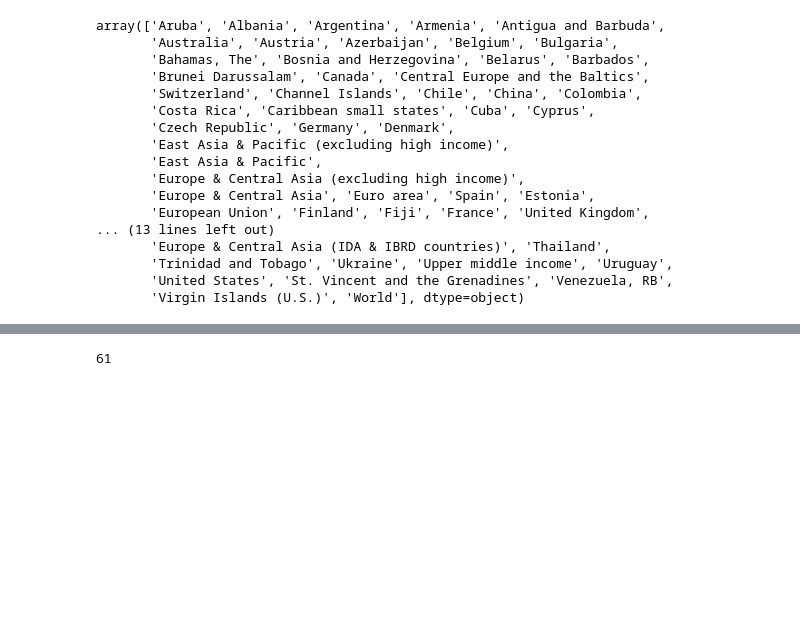
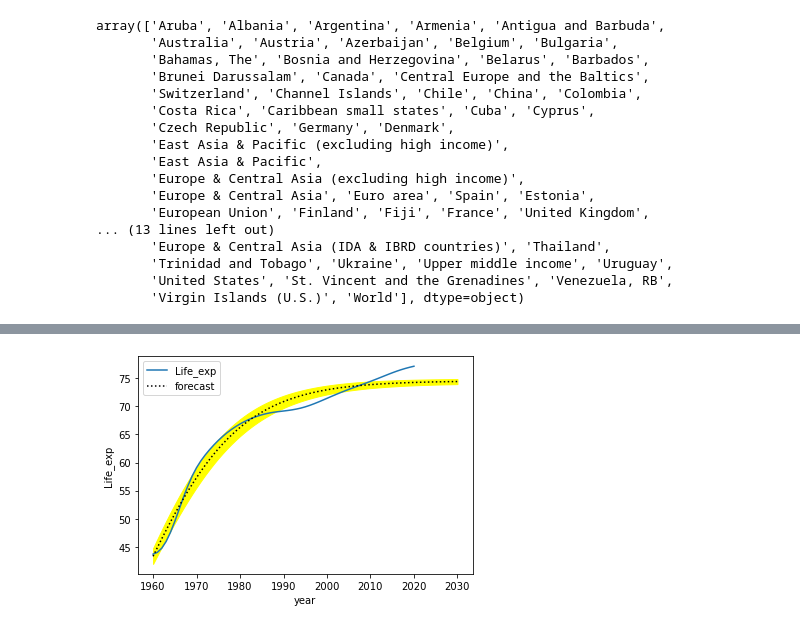
Before and after one commit to Samuel-thudi/assignments, a Jupyter notebook: new_3rd_assignment.ipynb, the cells around one changed output, grey strips where cells are left out. Saved outputs shown, nothing was run; the diff lists cells and outputs as text; code cells hidden in the pictures; blank space fills up the shorter version.

```diff
--- a/new_3rd_assignment.ipynb
+++ b/new_3rd_assignment.ipynb
@@ -161,6 +162,8 @@ china['fert_rate'] = fert_rate[fert_rate['Country Name'] == 'China'].drop(fert_r
 china.columns = ['Year','Life_exp','Fert_rate']
 china.dropna(how='any',inplace=True)
 # %%
+china_original = china.copy()
+china_original.Year = pd.to_numeric(china_original.Year)
 scal = MinMaxScaler()
 china[['Life_exp','Fert_rate']] = scal.fit_transform(china[['Life_exp','Fert_rate']])
 china.Year = pd.to_numeric(china.Year)
@@ -183,4 +186,37 @@ plt.show()
-# %%
-len(china.Year)
-# %% [output]
-61
+# %%
+def logistic(t, n0, g, t0):
+    """Calculates the logistic function with scale factor n0 and growth rate g"""
+
+    f = n0 / (1 + np.exp(-g*(t - t0)))
+
+    return f
+# %%
+def plot_graph(df,i,param,covar):
+
+    sigma = np.sqrt(np.diag(covar)) #calculating the sigma value
+
+    year = np.arange(1960, 2031) #defining range of years for prediction
+    forecast = logistic(year, *param) #predicting
+
+    #calculating the upper and lower intervals
+    low, up = err_ranges(year, logistic, param, sigma)
+
+    plt.figure()
+
+    #plotting the figure
+    plt.plot(df.Year,df[i],label=i) #original data
+
+    plt.plot(year, forecast, label="forecast",color = 'k',ls=':') #fitted data
+
+    #filling color between the confidence intervals
+    plt.fill_between(year, low, up, color="yellow")
+    plt.xlabel("year")
+    plt.ylabel(i)
+    plt.legend()
+# %%
+import scipy.optimize as  opt
+param_le, covar_le = opt.curve_fit(logistic, china_original.Year, china_original.Life_exp,p0=(3e12, 0.03, 2000.0))
+# %%
+plot_graph(china_original,i='Life_exp',param = param_le,covar = covar_le)
+# %% [output]
+[figure, added]
```
Also changed, not shown: parts of 7 cells of this notebook.
